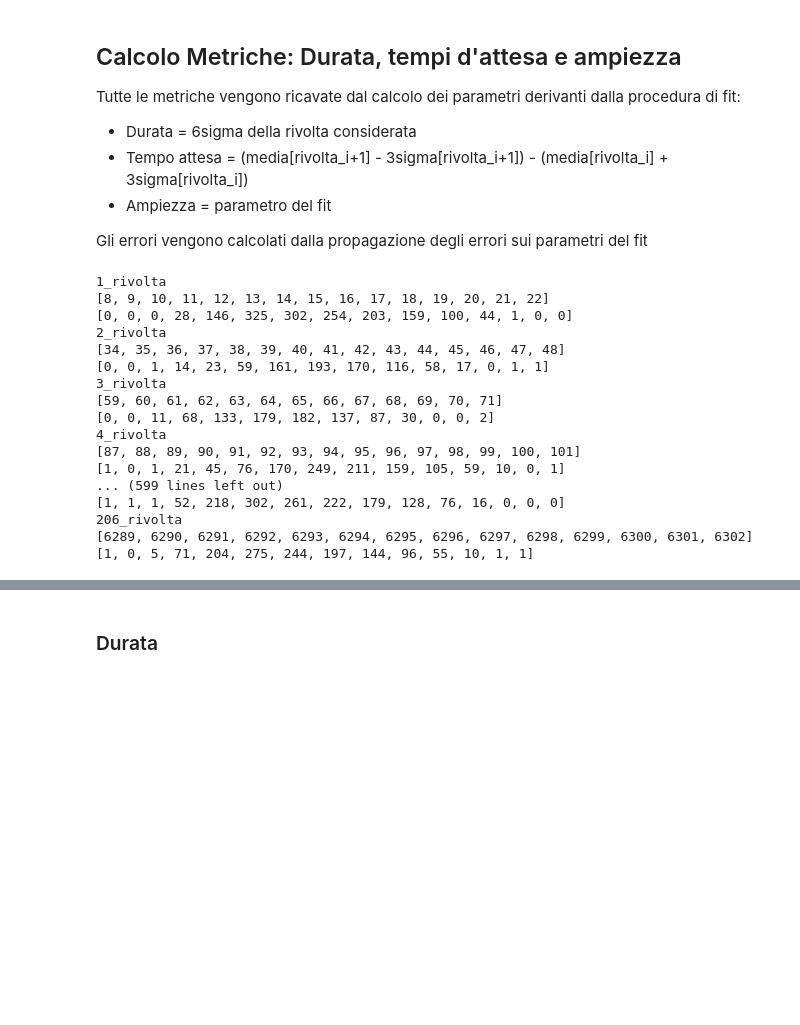
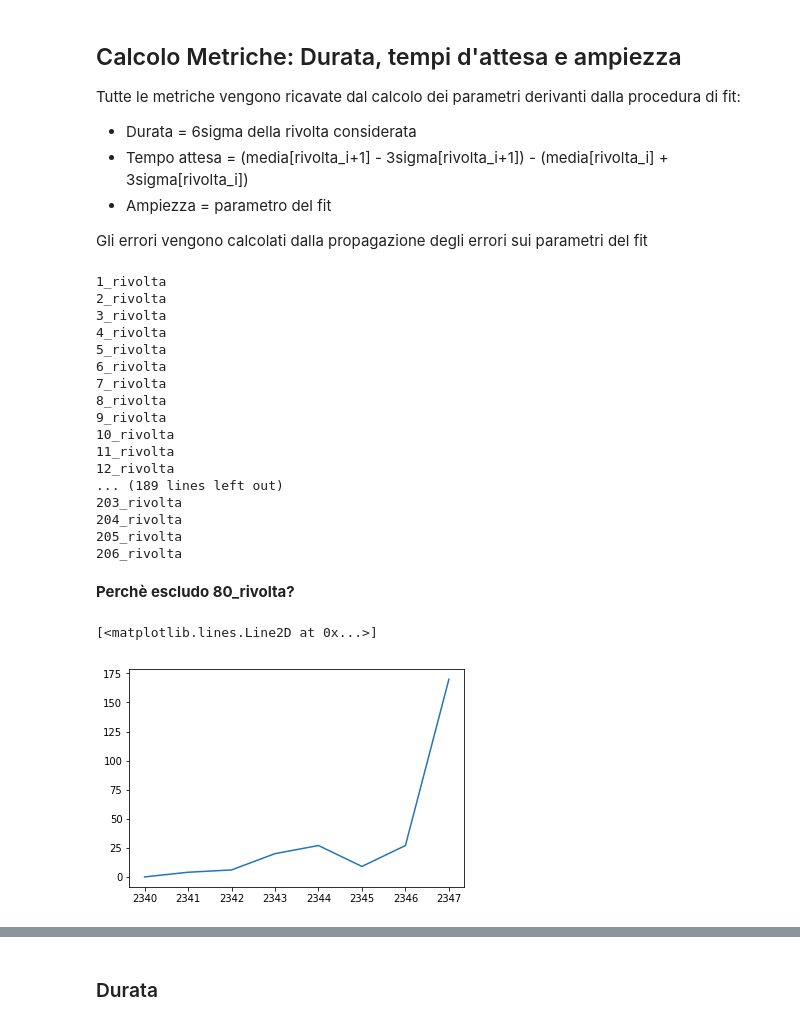
Before and after one commit to jackdeandrea/Econofisica, a Jupyter notebook: 02-metriche_rivolte_norndm.ipynb, the cells around one changed output, grey strips where cells are left out. Drawn from its saved outputs; the diff is of its cells as text; code cells hidden in the pictures; blank space fills up the shorter version.

```diff
--- a/02-metriche_rivolte_norndm.ipynb
+++ b/02-metriche_rivolte_norndm.ipynb
@@ -256,7 +256,8 @@ Tutte le metriche vengono ricavate dal calcolo dei parametri derivanti dalla pro
 
 Gli errori vengono calcolati dalla propagazione degli errori sui parametri del fit
 # %%
-## For loop che mi serve a trovare ampiezza, media e deviazione standard di ognuna delle rivolte
+## For loop che mi serve a trovare ampiezza, media e deviazione standard di ognuna delle rivolte,
+###salvo i parametri del fit per ognuna delle rivolte
 gauss_params_dict = {}
 gauss_err_params_dict = {}
 for rivolte in rivolte_dict:
@@ -267,33 +268,42 @@ for rivolte in rivolte_dict:
         temp_err_list = []
         y = rivolte_dict[rivolte]
         x = tick_rivolte_dict[rivolte]
-        print(x)
-        print(y)
+        #print(x)
+        #print(y)
         err_y = np.where(np.sqrt(y)==0,1,np.sqrt(y))
         gauss_params,gauss_cov = curve_fit(gauss,x,y,p0=[200,((x[-1]-x[0])/2)+x[0],4.,0.],sigma=err_y)
         temp_list.append(gauss_params[0])
         temp_list.append(gauss_params[1])
         temp_list.append(gauss_params[2])
+        temp_list.append(gauss_params[3])
         temp_err_list.append(np.sqrt(np.abs(gauss_cov[0][0])))
         temp_err_list.append(np.sqrt(np.abs(gauss_cov[1][1])))
         temp_err_list.append(np.sqrt(np.abs(gauss_cov[2][2])))
+        temp_err_list.append(np.sqrt(np.abs(gauss_cov[3][3])))
         gauss_params_dict[rivolte] = temp_list
         gauss_err_params_dict[rivolte] = temp_err_list
 # %% [output]
 1_rivolta
-[8, 9, 10, 11, 12, 13, 14, 15, 16, 17, 18, 19, 20, 21, 22]
-[0, 0, 0, 28, 146, 325, 302, 254, 203, 159, 100, 44, 1, 0, 0]
 2_rivolta
-[34, 35, 36, 37, 38, 39, 40, 41, 42, 43, 44, 45, 46, 47, 48]
-[0, 0, 1, 14, 23, 59, 161, 193, 170, 116, 58, 17, 0, 1, 1]
 3_rivolta
-[59, 60, 61, 62, 63, 64, 65, 66, 67, 68, 69, 70, 71]
-[0, 0, 11, 68, 133, 179, 182, 137, 87, 30, 0, 0, 2]
 4_rivolta
-[87, 88, 89, 90, 91, 92, 93, 94, 95, 96, 97, 98, 99, 100, 101]
-[1, 0, 1, 21, 45, 76, 170, 249, 211, 159, 105, 59, 10, 0, 1]
-... (599 lines left out)
-[1, 1, 1, 52, 218, 302, 261, 222, 179, 128, 76, 16, 0, 0, 0]
+5_rivolta
+6_rivolta
+7_rivolta
+8_rivolta
+9_rivolta
+10_rivolta
+11_rivolta
+12_rivolta
+... (189 lines left out)
+203_rivolta
+204_rivolta
+205_rivolta
 206_rivolta
-[6289, 6290, 6291, 6292, 6293, 6294, 6295, 6296, 6297, 6298, 6299, 6300, 6301, 6302]
-[1, 0, 5, 71, 204, 275, 244, 197, 144, 96, 55, 10, 1, 1]
+# %% [markdown]
+**Perchè escludo 80_rivolta?**
+# %%
+plt.plot(tick_rivolte_dict['80_rivolta'], rivolte_dict['80_rivolta'])
+# %% [output]
+[<matplotlib.lines.Line2D at 0x...>]
+[figure, added]
```
Also changed, not shown: parts of 23 cells of this notebook.
